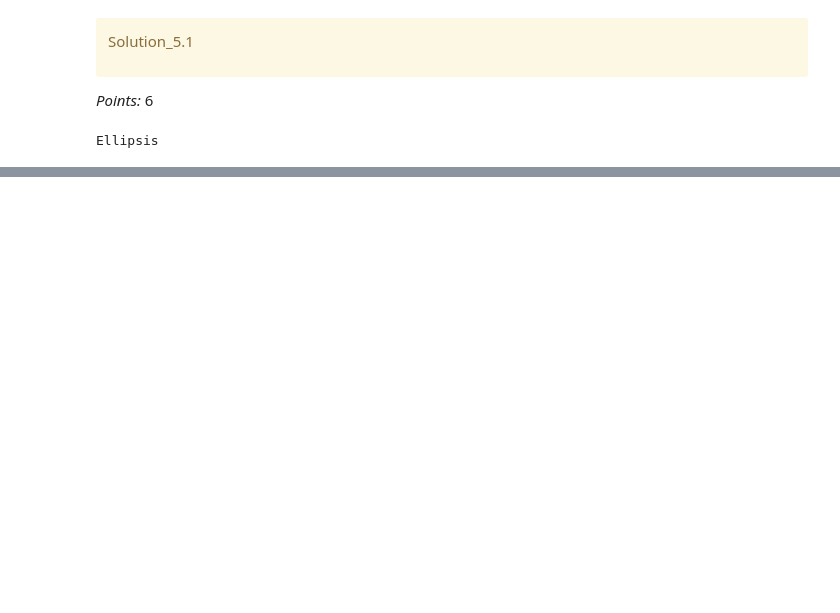
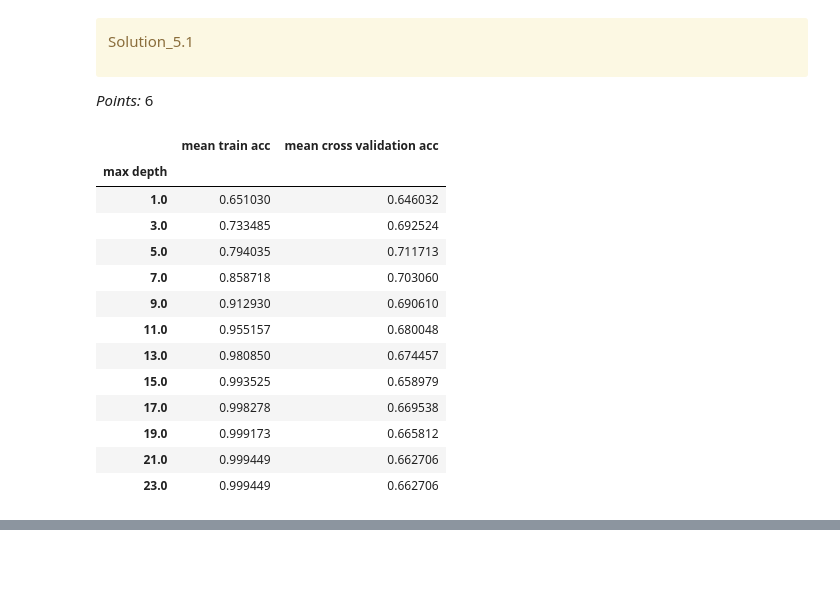
Before and after one commit to Adil-Bee200/330_hw2, a Jupyter notebook: hw2.ipynb, the cells around one changed output, grey strips where cells are left out. Cells and saved outputs as stored; diff of their text form; code cells hidden in the pictures; blank space fills up the shorter version.

```diff
--- a/hw2.ipynb
+++ b/hw2.ipynb
@@ -962,11 +976,31 @@ Solution_5.1
 </div>
 
 _Points:_ 6
-# %%
-results_df = None
-
-...
-# %% [output]
-Ellipsis
+# %%
+results_df = pd.DataFrame(columns=["mean train acc", "mean cross validation acc", "max depth"])
+
+for i in depths:
+    model = DecisionTreeClassifier(random_state= 123, max_depth=i)
+    result_df = cross_validate(model, X_train, y_train, cv=10, return_train_score=True)
+    mean_train_acc = np.mean(result_df['train_score'])
+    mean_validation_acc = np.mean(result_df['test_score'])
+    results_df.loc[i] = [mean_train_acc, mean_validation_acc, i]
+
+results_df.set_index('max depth')
+# %% [output]
+|  | mean train acc | mean cross validation acc |
+| max depth |  |  |
+| 1.0 | 0.651030 | 0.646032 |
+| 3.0 | 0.733485 | 0.692524 |
+| 5.0 | 0.794035 | 0.711713 |
+| 7.0 | 0.858718 | 0.703060 |
+| 9.0 | 0.912930 | 0.690610 |
+| 11.0 | 0.955157 | 0.680048 |
+| 13.0 | 0.980850 | 0.674457 |
+| 15.0 | 0.993525 | 0.658979 |
+| 17.0 | 0.998278 | 0.669538 |
+| 19.0 | 0.999173 | 0.665812 |
+| 21.0 | 0.999449 | 0.662706 |
+| 23.0 | 0.999449 | 0.662706 |
 # %%
 results_df
```
Also changed, not shown: parts of 18 cells of this notebook.
